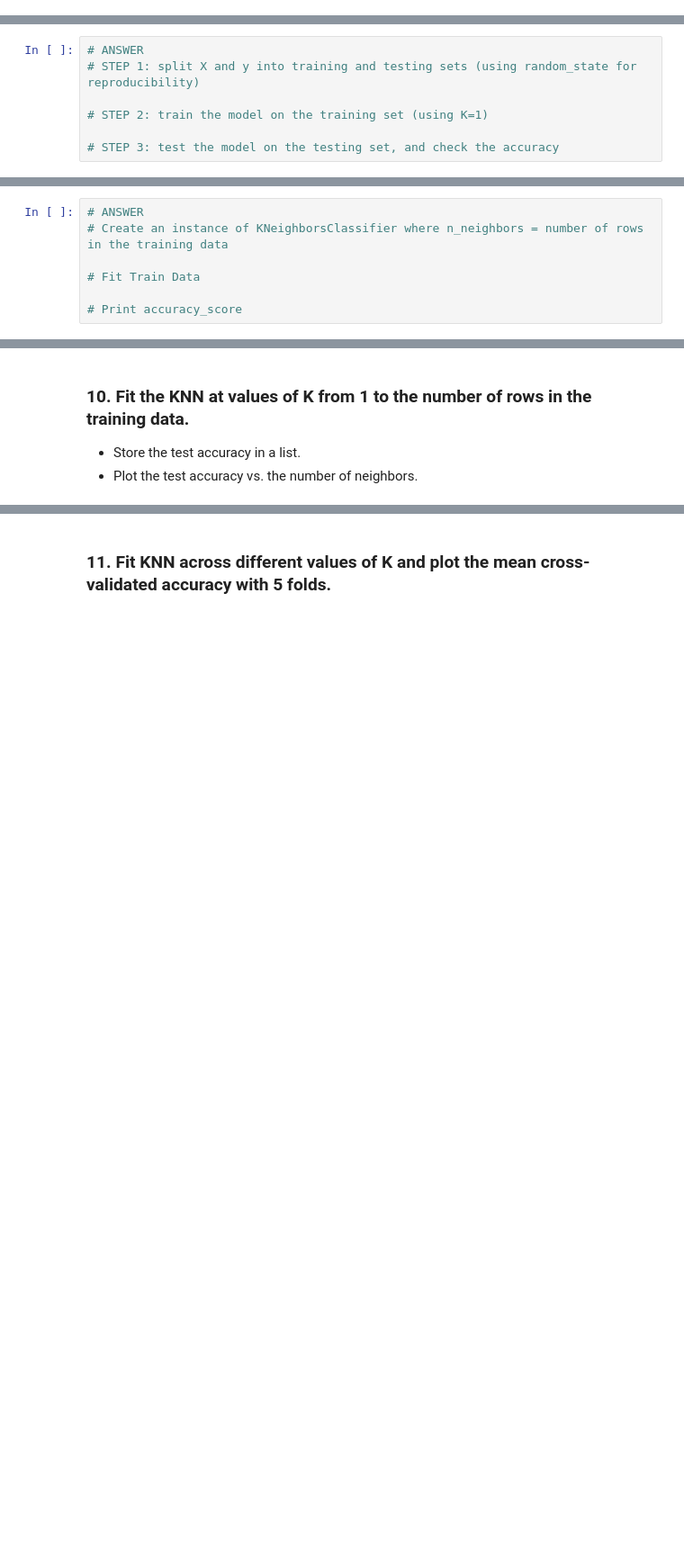
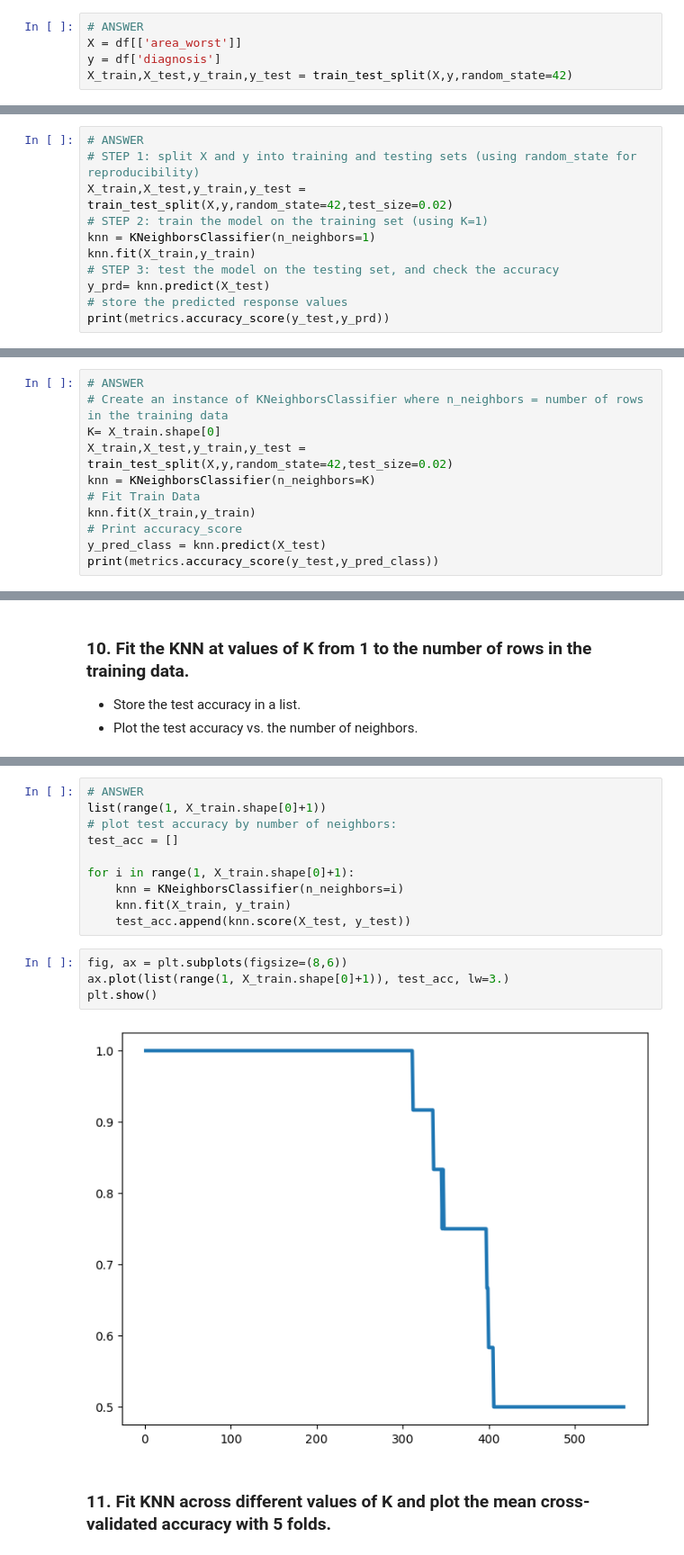
Before and after one commit to SamHeidari/Sam, a Jupyter notebook: module 6/lab 6/IOD_Lab_6_3.ipynb, the cells around one changed output, grey strips where cells are left out. Shown: that part at 90% size. Saved outputs shown, nothing was run; the diff lists cells and outputs as text; blank space fills up the shorter version.

```diff
--- a/module 6/lab 6/IOD_Lab_6_3.ipynb
+++ b/module 6/lab 6/IOD_Lab_6_3.ipynb
@@ -83,3 +170,8 @@ Explore dataset. Clean data. Find correlation.
+# %%
+# ANSWER
+X = df[['area_worst']]
+y = df['diagnosis']
+X_train,X_test,y_train,y_test = train_test_split(X,y,random_state=42)
 # %% [markdown]
 ### 6. Fit a `KNeighborsClassifier` with 1 neighbor using the target and predictors.
 # %%
@@ -100,7 +212,11 @@ Explore dataset. Clean data. Find correlation.
 # %%
 # ANSWER
 # STEP 1: split X and y into training and testing sets (using random_state for reproducibility)
-
+X_train,X_test,y_train,y_test = train_test_split(X,y,random_state=42,test_size=0.02)
 # STEP 2: train the model on the training set (using K=1)
-
+knn = KNeighborsClassifier(n_neighbors=1)
+knn.fit(X_train,y_train)
 # STEP 3: test the model on the testing set, and check the accuracy
+y_prd= knn.predict(X_test)
+# store the predicted response values
+print(metrics.accuracy_score(y_test,y_prd))
@@ -109,7 +227,11 @@ Explore dataset. Clean data. Find correlation.
 # %%
 # ANSWER
 # Create an instance of KNeighborsClassifier where n_neighbors = number of rows in the training data
-
+K= X_train.shape[0]
+X_train,X_test,y_train,y_test = train_test_split(X,y,random_state=42,test_size=0.02)
+knn = KNeighborsClassifier(n_neighbors=K)
 # Fit Train Data
-
+knn.fit(X_train,y_train)
 # Print accuracy_score
+y_pred_class = knn.predict(X_test)
+print(metrics.accuracy_score(y_test,y_pred_class))
@@ -123,2 +244,18 @@ Explore dataset. Clean data. Find correlation.
+# %%
+# ANSWER
+list(range(1, X_train.shape[0]+1))
+# plot test accuracy by number of neighbors:
+test_acc = []
+
+for i in range(1, X_train.shape[0]+1):
+    knn = KNeighborsClassifier(n_neighbors=i)
+    knn.fit(X_train, y_train)
+    test_acc.append(knn.score(X_test, y_test))
+# %%
+fig, ax = plt.subplots(figsize=(8,6))
+ax.plot(list(range(1, X_train.shape[0]+1)), test_acc, lw=3.)
+plt.show()
+# %% [output]
+[figure, added]
 # %% [markdown]
 ### 11. Fit KNN across different values of K and plot the mean cross-validated accuracy with 5 folds.
```
Also changed, not shown: parts of 26 cells of this notebook.
